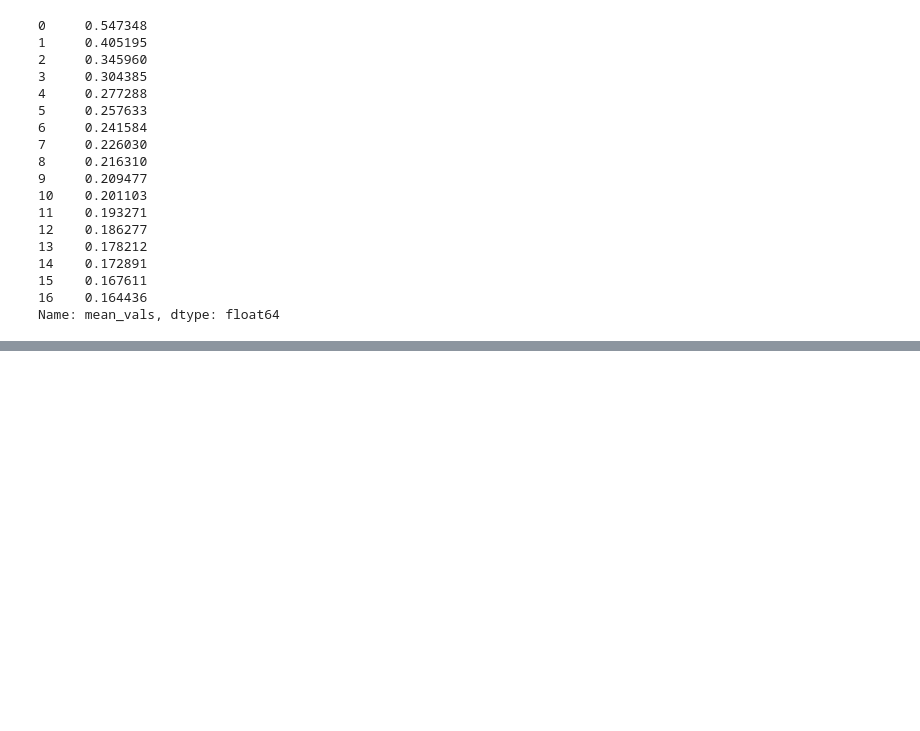
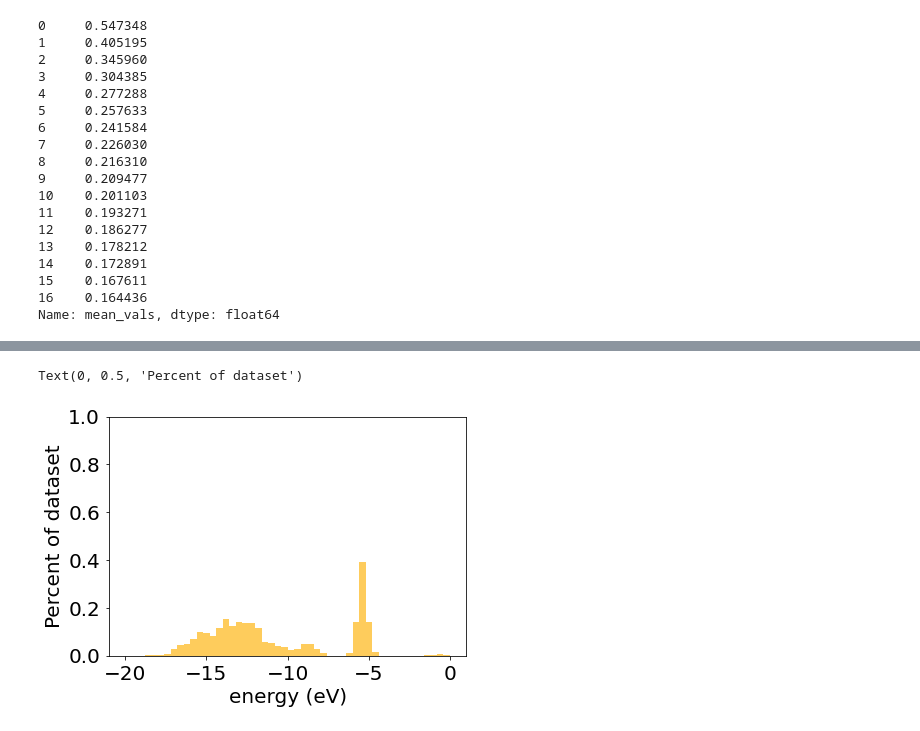
Before and after one commit to kunalghosh/Multi_Fidelity_Prediction_GP, a Jupyter notebook: mfgp/task1_new/puhti_runs/MakePlots.ipynb, the cells around one changed output, grey strips where cells are left out. Saved outputs shown, nothing was run; the diff lists cells and outputs as text; code cells hidden in the pictures; blank space fills up the shorter version.

```diff
--- a/mfgp/task1_new/puhti_runs/MakePlots.ipynb
+++ b/mfgp/task1_new/puhti_runs/MakePlots.ipynb
@@ -34,0 +257,31 @@ Name: mean_vals, dtype: float64
+# %%
+from matplotlib import pyplot as plt
+
+import os
+import numpy as np
+import matplotlib
+%matplotlib inline
+
+plt.style.use('seaborn-paper')
+font = {'size'   : 20}
+labelsize = {'labelsize'   : 20, 'titlesize' : 20}
+matplotlib.rc('font', **font)
+matplotlib.rc('axes', **labelsize)
+params = {'legend.fontsize': 'small',
+  'axes.labelsize': 'medium',
+  'axes.titlesize':'medium',
+  'xtick.labelsize':'medium',
+  'ytick.labelsize':'medium'}
+matplotlib.rcParams.update(params)
+
+os.chdir("/projappl/project_2000382/ghoshkun/data")
+aa = np.loadtxt("AA/HOMO.txt")
+qm9 = np.loadtxt("QM9/HOMO.txt")
+# %%
+obj = plt.hist(aa, bins=50, density=True, color="#fecc5c",range=[-20, 0])
+plt.ylim((0,1))
+plt.xlabel("energy (eV)")
+plt.ylabel("Percent of dataset")
+# %% [output]
+Text(0, 0.5, 'Percent of dataset')
+[figure, added]
```
Also changed, not shown: parts of 18 cells of this notebook, 4 other files.
